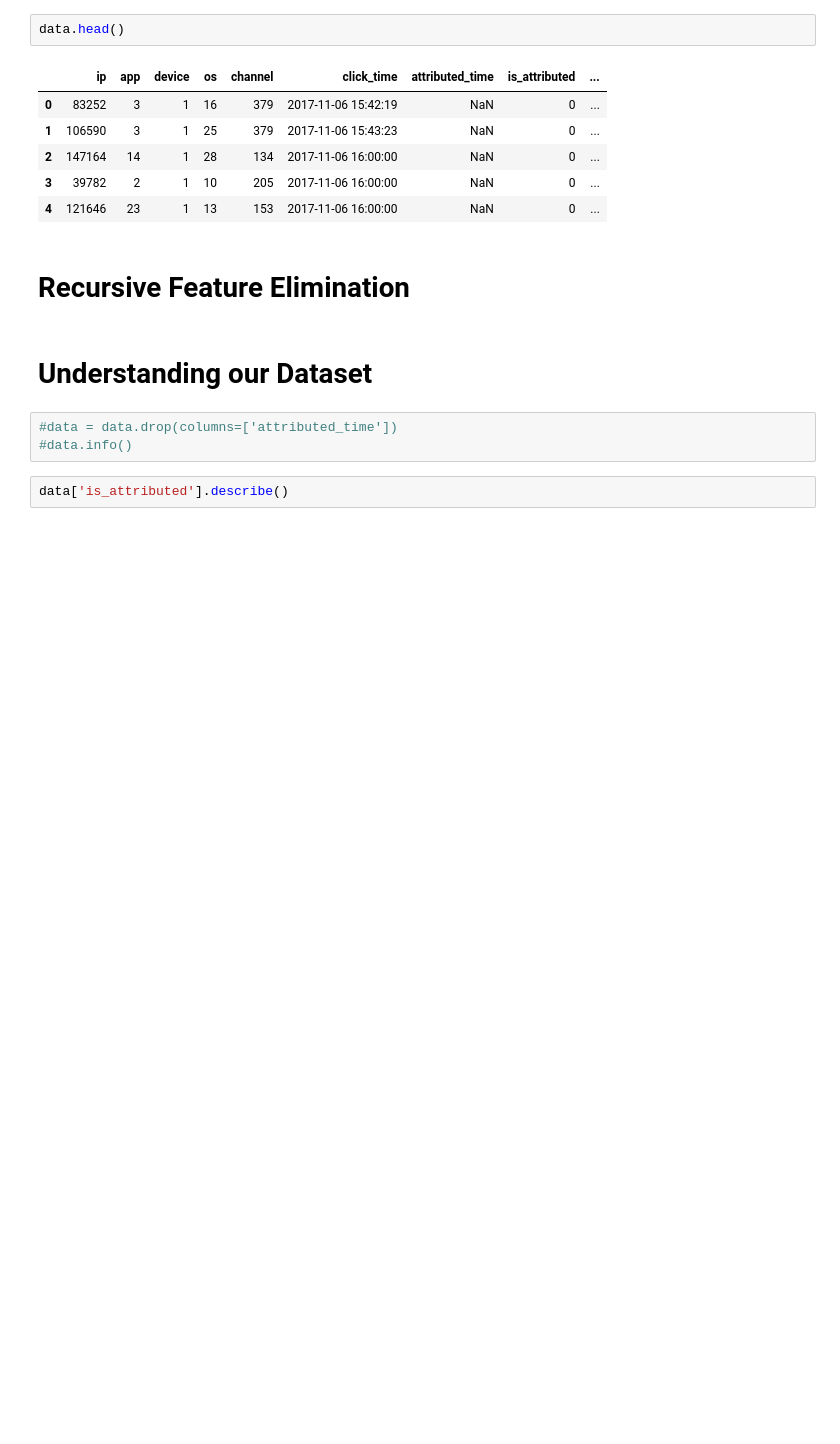
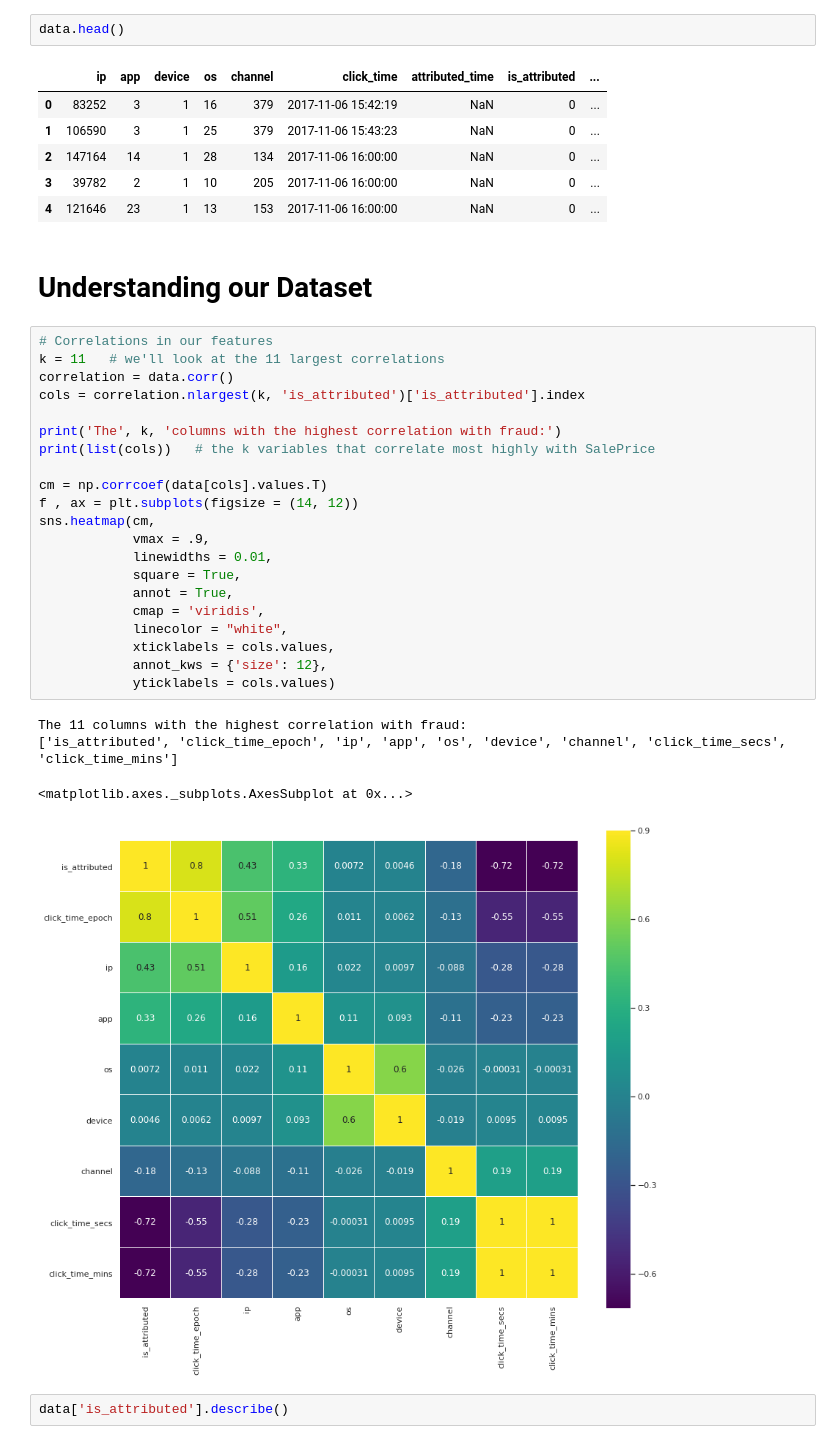
Before and after one commit to catherinelee274/fraud_detection, a Jupyter notebook: main.ipynb, the cells around one changed output. Cells and saved outputs as stored; diff of their text form; blank space fills up the shorter version.

```diff
--- a/main.ipynb
+++ b/main.ipynb
@@ -113,13 +114,34 @@ data.head()
 | 2 | 147164 | 14 | 1 | 28 | 134 | 2017-11-06 16:00:00 | NaN | 0 | ... |
 | 3 | 39782 | 2 | 1 | 10 | 205 | 2017-11-06 16:00:00 | NaN | 0 | ... |
 | 4 | 121646 | 23 | 1 | 13 | 153 | 2017-11-06 16:00:00 | NaN | 0 | ... |
-# %% [markdown]
-# Recursive Feature Elimination
 # %% [markdown]
 # Understanding our Dataset
-# %%
-#data = data.drop(columns=['attributed_time'])
-#data.info()
+# %%
+# Correlations in our features
+k = 11   # we'll look at the 11 largest correlations
+correlation = data.corr()
+cols = correlation.nlargest(k, 'is_attributed')['is_attributed'].index
+
+print('The', k, 'columns with the highest correlation with fraud:')
+print(list(cols))   # the k variables that correlate most highly with SalePrice
+
+cm = np.corrcoef(data[cols].values.T)
+f , ax = plt.subplots(figsize = (14, 12))
+sns.heatmap(cm,
+            vmax = .9,
+            linewidths = 0.01,
+            square = True,
+            annot = True,
+            cmap = 'viridis',
+            linecolor = "white",
+            xticklabels = cols.values,
+            annot_kws = {'size': 12},
+            yticklabels = cols.values)
+# %% [output]
+The 11 columns with the highest correlation with fraud:
+['is_attributed', 'click_time_epoch', 'ip', 'app', 'os', 'device', 'channel', 'click_time_secs', 'click_time_mins']
+<matplotlib.axes._subplots.AxesSubplot at 0x...>
+[figure, added]
 # %%
 data['is_attributed'].describe()
 # %% [output]
```
Also changed, not shown: parts of 25 cells of this notebook.
